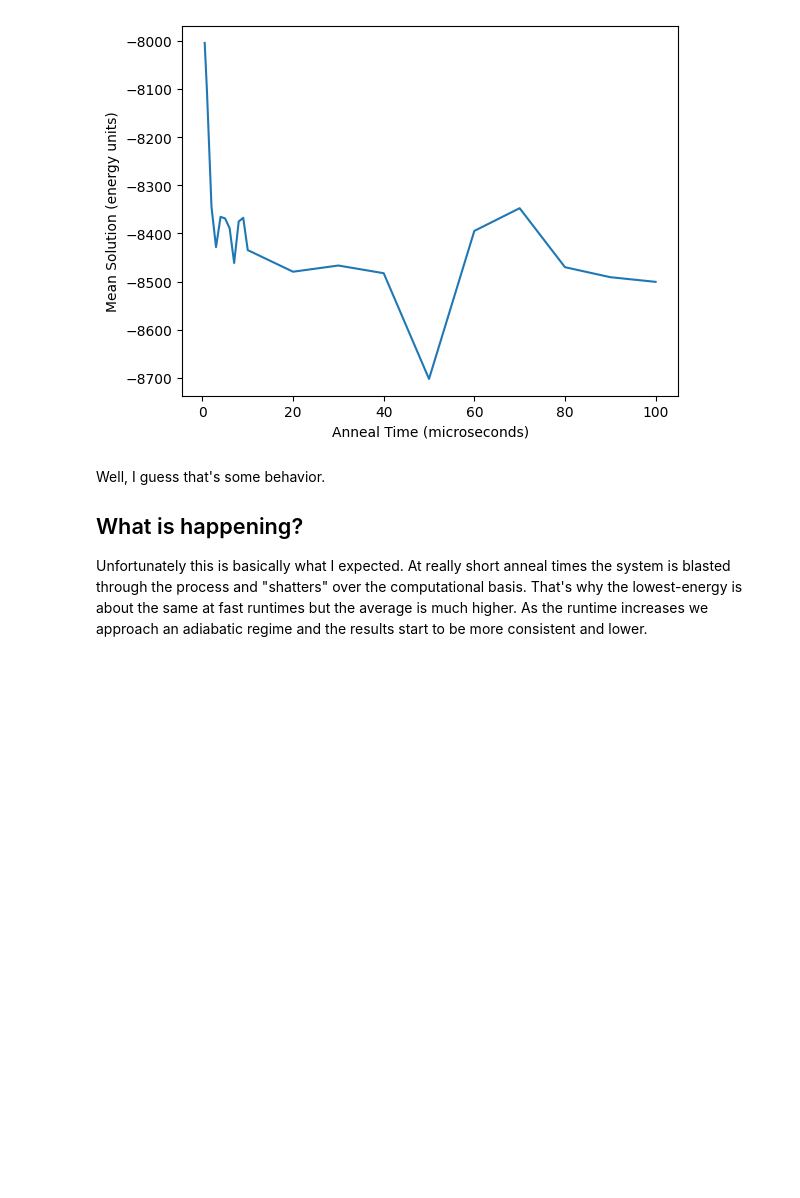
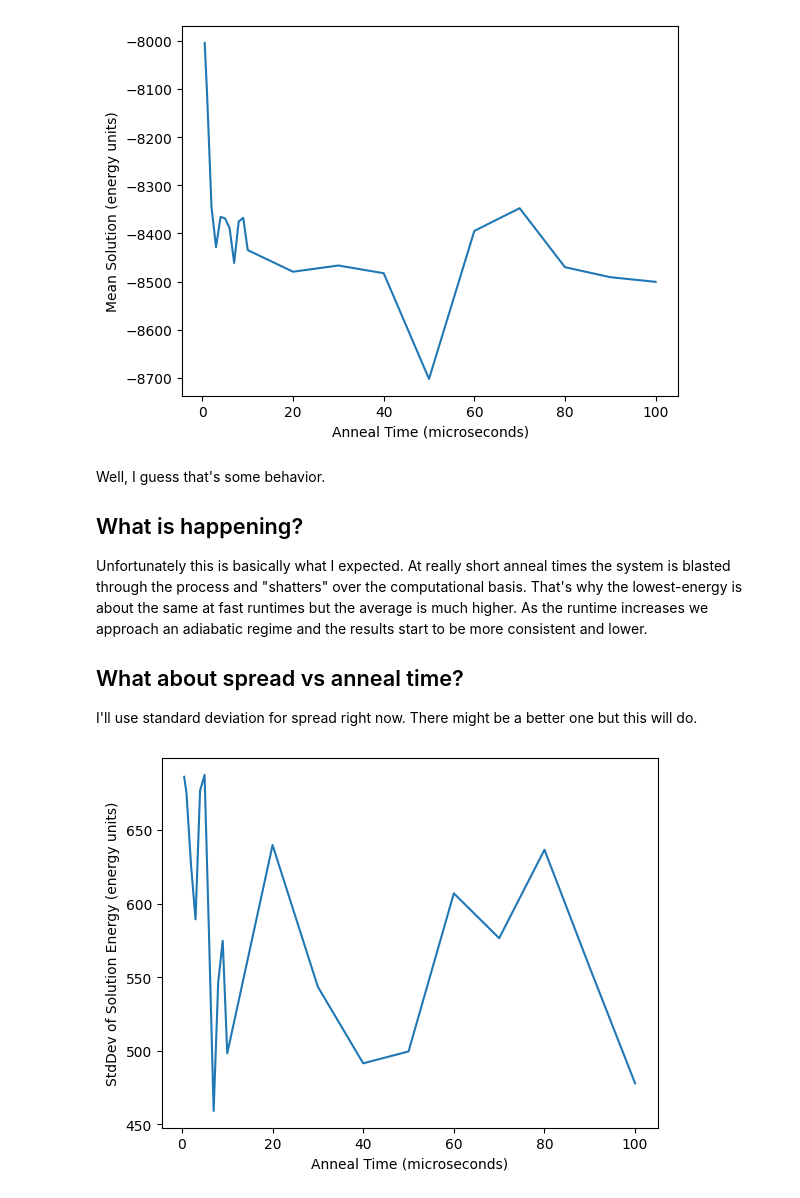
Before and after one commit to krobbinsgit/NativeSpeedTest, a Jupyter notebook: first.ipynb, the cells around one changed output. Drawn from its saved outputs; the diff is of its cells as text; code cells hidden in the pictures; blank space fills up the shorter version.

```diff
--- a/first.ipynb
+++ b/first.ipynb
@@ -121,3 +122,23 @@ plt.show()
 Well, I guess that's some behavior.
 ## What is happening?
 Unfortunately this is basically what I expected. At really short anneal times the system is blasted through the process and "shatters" over the computational basis. That's why the lowest-energy is about the same at fast runtimes but the average is much higher. As the runtime increases we approach an adiabatic regime and the results start to be more consistent and lower.
+
+## What about spread vs anneal time?
+I'll use standard deviation for spread right now. There might be a better one but this will do.
+# %%
+
+bqm = generators.ran_r(100,35)
+time_list = []
+for t in [0.5,1.0,2,3,4,5,6,7,8,9,10,20,30,40,50,60,70,80,90,100]:
+    sset = sampler.sample(bqm,num_reads = 100, annealing_time = t)
+    energy = sset.record['energy']
+    na = sset.record['num_occurrences']
+    mean = sum(na[i]*energy[i] for i in range(len(energy)))/sum(na)
+    stdev = np.sqrt(sum(na[i]*(energy[i]-mean)**2/sum(na) for i in range(len(energy))))
+    time_list.append((t,stdev))
+plt.plot([t[0] for t in time_list],[t[1] for t in time_list])
+plt.xlabel('Anneal Time (microseconds)')
+plt.ylabel('StdDev of Solution Energy (energy units)')
+plt.show()
+# %% [output]
+[figure, added]
```
Also changed, not shown: parts of 5 cells of this notebook.
